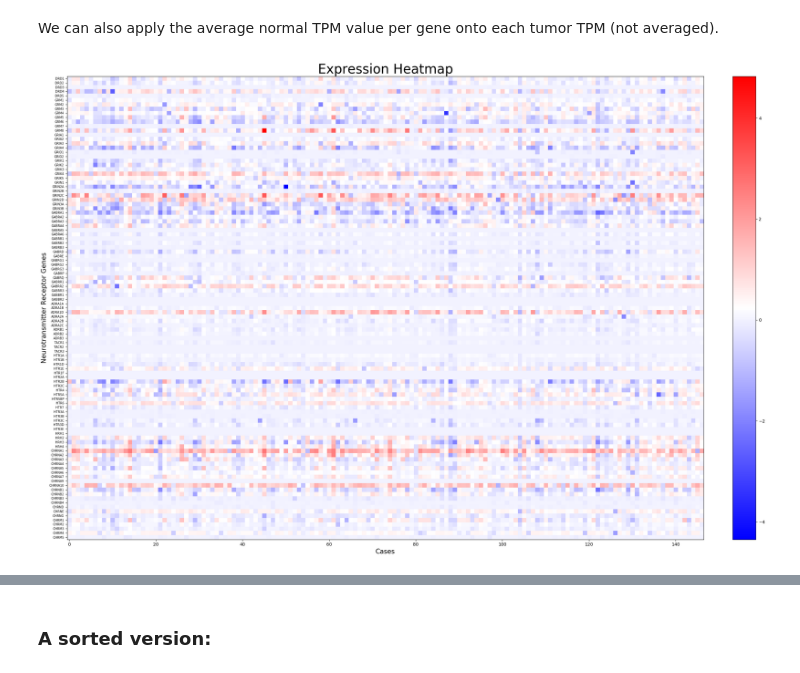
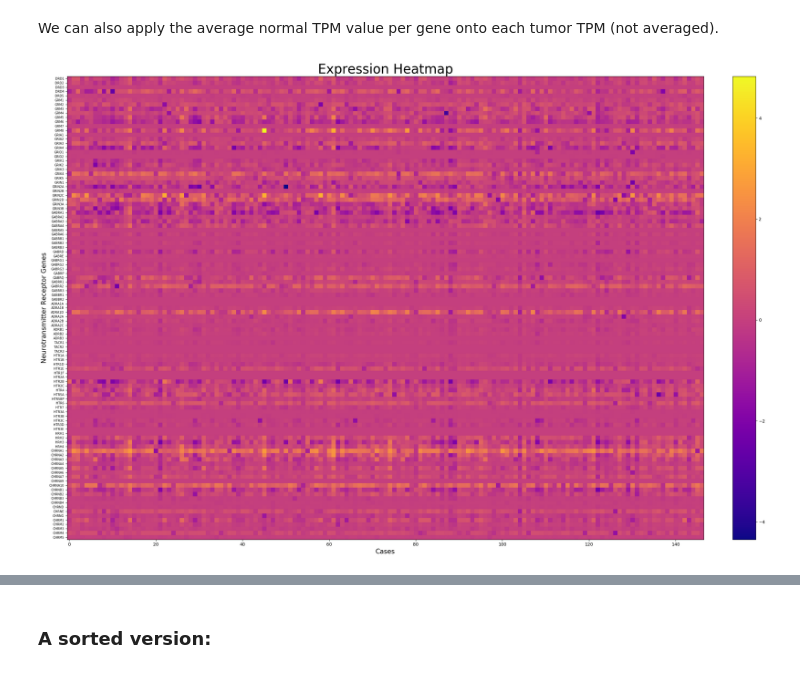
Before and after one commit to sophiaho/broad-work, a Jupyter notebook: cancer_expression_heatmap.ipynb, the cells around one changed output, grey strips where cells are left out. Cells and saved outputs as stored; diff of their text form; code cells hidden in the pictures.

```diff
--- a/cancer_expression_heatmap.ipynb
+++ b/cancer_expression_heatmap.ipynb
@@ -831,6 +831,6 @@ We can also apply the average normal TPM value per gene onto each tumor TPM (not
 # %%
 log2fold_rnaseq = apply_log2fold(rnaseq_tpm, normal_rnaseq_tpm_avg, rnaseq_tpm.columns.tolist())
 # %%
-draw_expression_heatmap(log2fold_rnaseq, log2fold_rnaseq['hgnc_symbol'].tolist(), 'bwr')
+draw_expression_heatmap(log2fold_rnaseq, log2fold_rnaseq['hgnc_symbol'].tolist(), 'plasma')
 # %% [output]
-[figure, old version]
+[figure, new version]
```
Also changed, not shown: parts of 11 cells of this notebook.
